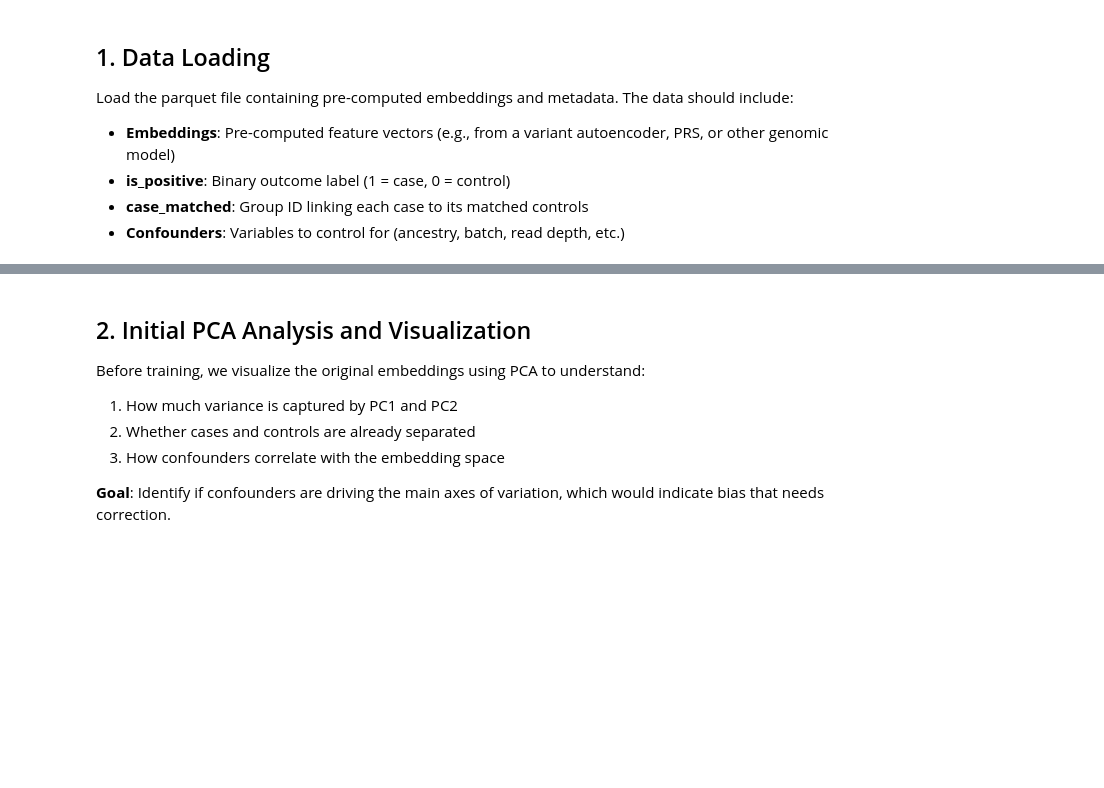
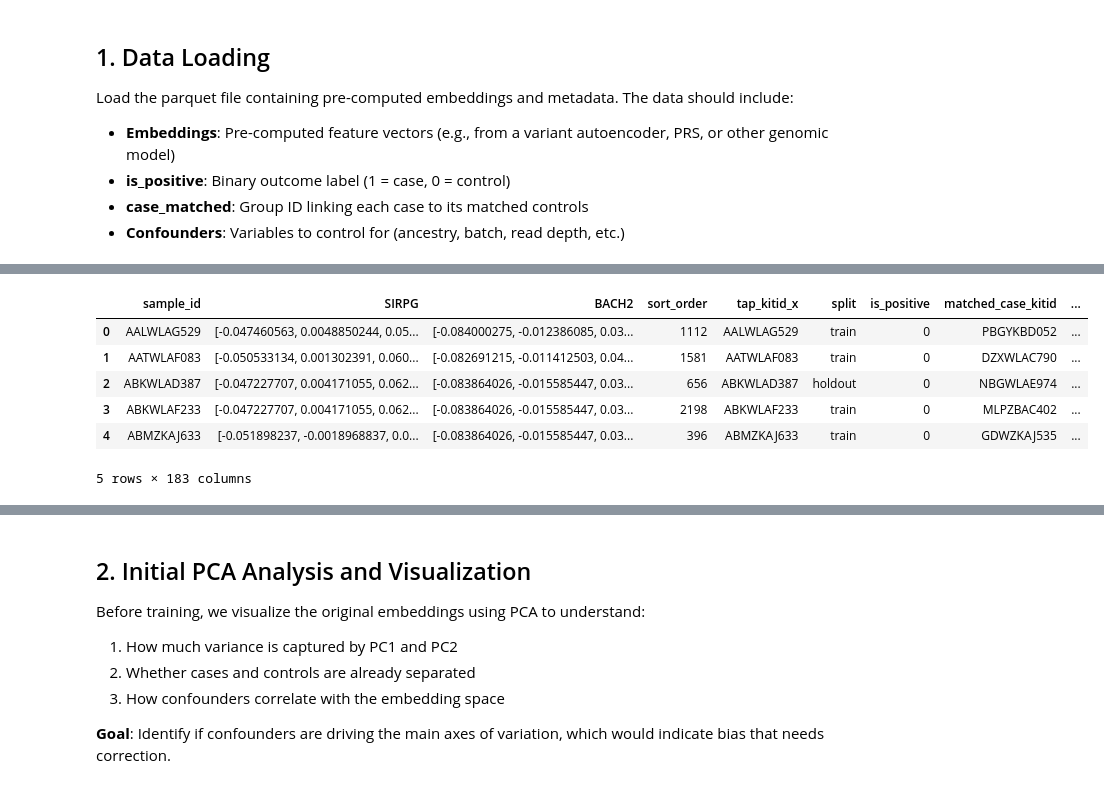
Before and after one commit to meehljd/pre-phd-genomics, a Jupyter notebook: 02_debiasing/notebooks/01_contrastive_learning.ipynb, the cells around one changed output, grey strips where cells are left out. Cells and saved outputs as stored; diff of their text form; code cells hidden in the pictures; blank space fills up the shorter version.

```diff
--- a/02_debiasing/notebooks/01_contrastive_learning.ipynb
+++ b/02_debiasing/notebooks/01_contrastive_learning.ipynb
@@ -90,3 +146,19 @@ print(f"\nUnique case_matched values: {df['case_matched'].nunique()}")
+# %%
+
+embedding_cols = ['SIRPG', 'BACH2']
+cols = ['sample_id'] + embedding_cols
+df = df_emb[cols].copy()
+df = df.merge(df_meta, on='sample_id', how='left')
+df = df.merge(df_conf, on='sample_id', how='left')
+df.head()
+# %% [output]
+|  | sample_id | SIRPG | BACH2 | sort_order | tap_kitid_x | split | is_positive | matched_case_kitid | ... |
+| 0 | AALWLAG529 | [-0.047460563, 0.0048850244, 0.05... | [-0.084000275, -0.012386085, 0.03... | 1112 | AALWLAG529 | train | 0 | PBGYKBD052 | ... |
+| 1 | AATWLAF083 | [-0.050533134, 0.001302391, 0.060... | [-0.082691215, -0.011412503, 0.04... | 1581 | AATWLAF083 | train | 0 | DZXWLAC790 | ... |
+| 2 | ABKWLAD387 | [-0.047227707, 0.004171055, 0.062... | [-0.083864026, -0.015585447, 0.03... | 656 | ABKWLAD387 | holdout | 0 | NBGWLAE974 | ... |
+| 3 | ABKWLAF233 | [-0.047227707, 0.004171055, 0.062... | [-0.083864026, -0.015585447, 0.03... | 2198 | ABKWLAF233 | train | 0 | MLPZBAC402 | ... |
+| 4 | ABMZKAJ633 | [-0.051898237, -0.0018968837, 0.0... | [-0.083864026, -0.015585447, 0.03... | 396 | ABMZKAJ633 | train | 0 | GDWZKAJ535 | ... |
+5 rows × 183 columns
 # %%
 # Extract embedding columns (assume they start with 'emb_' or 'embedding_' or are numeric)
 # UPDATE THIS based on your column naming convention
```
Also changed, not shown: parts of 22 cells of this notebook, 2 other files.
